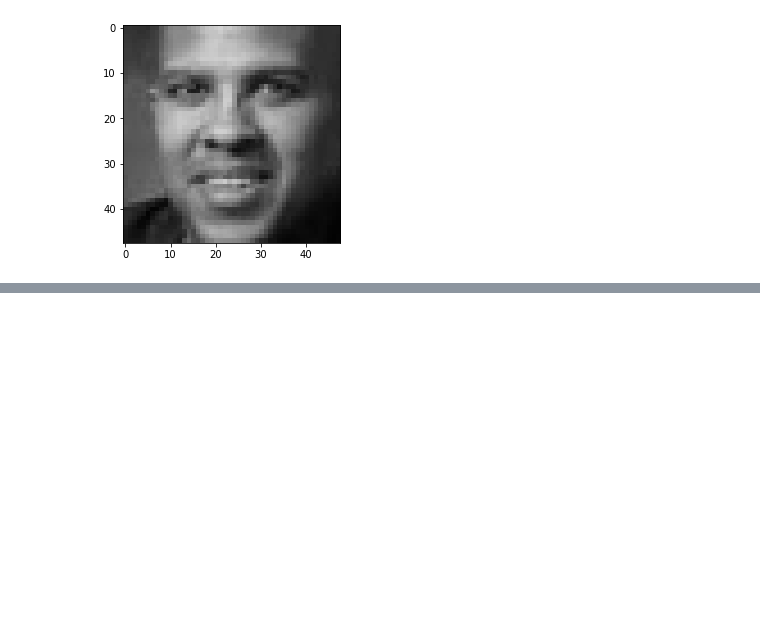
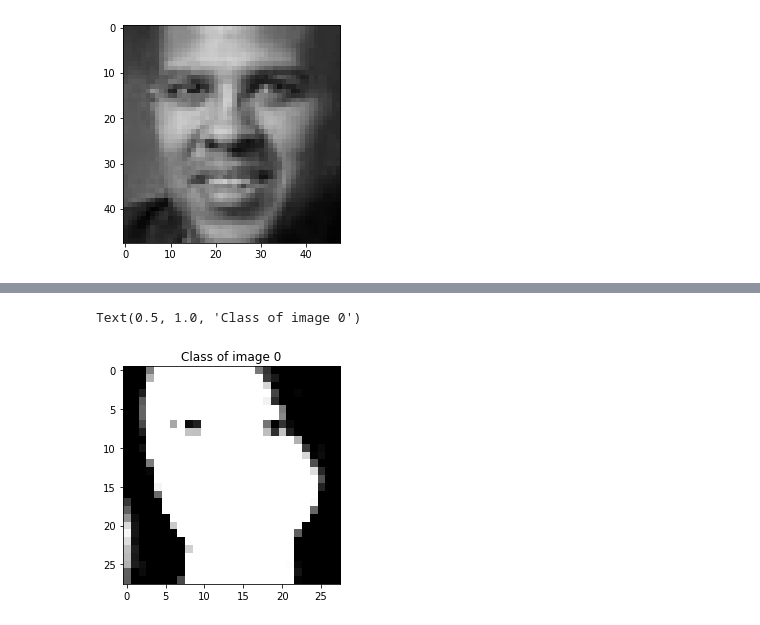
Before and after one commit to Goalt/genderfacerecognition, a Jupyter notebook: code.ipynb, the cells around one changed output, grey strips where cells are left out. Cells and saved outputs as stored; diff of their text form; code cells hidden in the pictures; blank space fills up the shorter version.

Commit message:
Added first model train

```diff
--- a/code.ipynb
+++ b/code.ipynb
@@ -77,3 +96,38 @@ train, test, val = splitTrainTestVal(data, 0.70, 0.2, 42)
 dumpImages(train, './train')
 dumpImages(test, './test')
 dumpImages(val, './val')
+# %%
+from torchvision import datasets, transforms
+import torch
+import numpy as np
+
+def setTorchRandomState(randomState):
+    torch.manual_seed(randomState)
+    np.random.seed(randomState)
+    torch.backends.cudnn.benchmark = False
+
+
+def getTrainDataLoader(path, transforms, batch_size, shuffle):
+    trainDataset = datasets.ImageFolder(path, transform=transforms)
+    trainLoader = torch.utils.data.DataLoader(trainDataset, batch_size=batch_size, shuffle=shuffle, num_workers=4, pin_memory=True)
+
+    return trainLoader
+
+
+setTorchRandomState(224)
+
+trainTransforms = transforms.Compose([
+    transforms.ToTensor(),
+    transforms.Grayscale(num_output_channels=1),
+    transforms.Resize((28, 28)),
+    transforms.Normalize((0.1307,), (0.3081,))
+])
+
+trainDataLoader = getTrainDataLoader('./train', transforms=trainTransforms, batch_size=32, shuffle=True)
+
+inputs, classes = next(iter(trainDataLoader))
+plt.imshow(inputs[0][0], cmap='gray', vmin=0, vmax=1)
+plt.title('Class of image {}'.format(classes[0]))
+# %% [output]
+Text(0.5, 1.0, 'Class of image 0')
+[figure, added]
```
Also changed, not shown: parts of 6 cells of this notebook.
